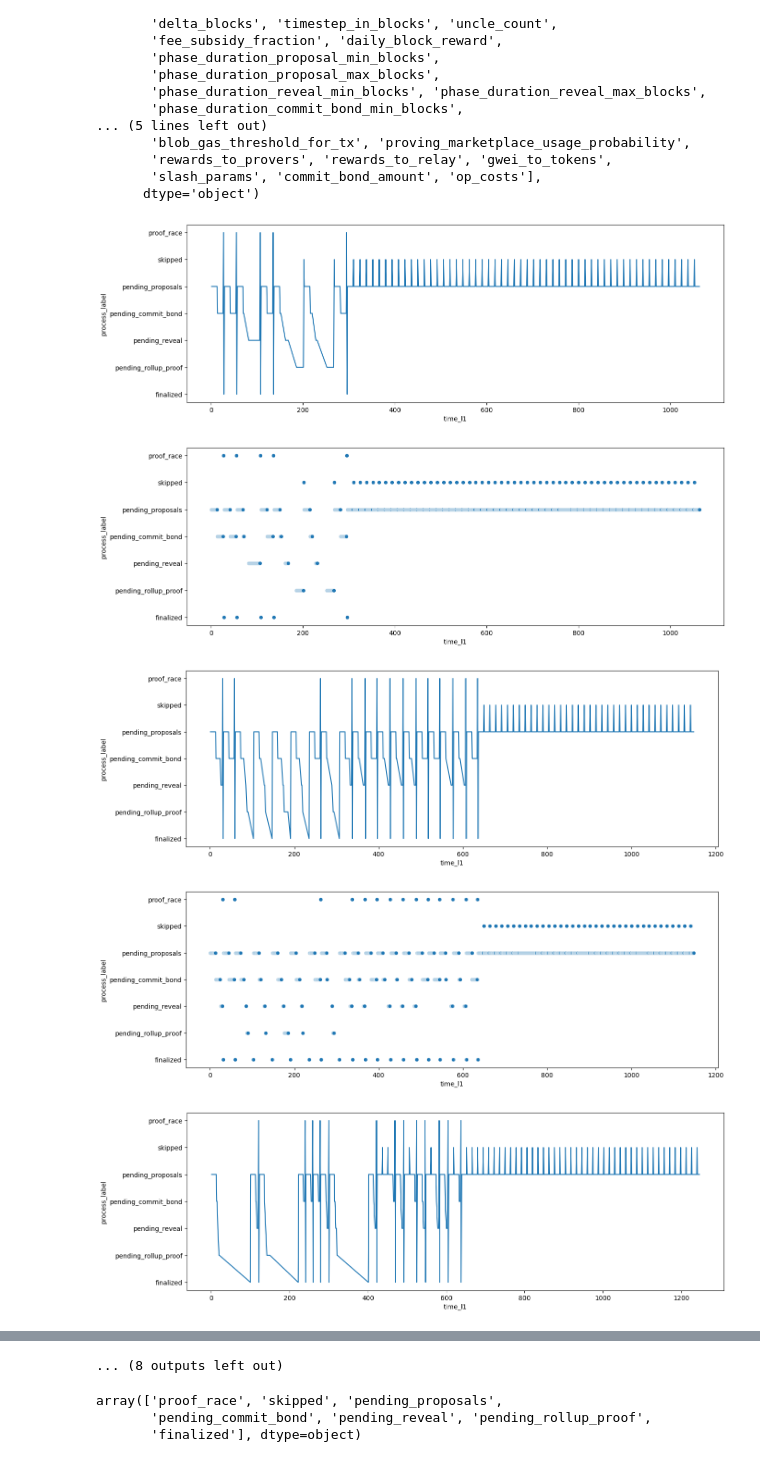
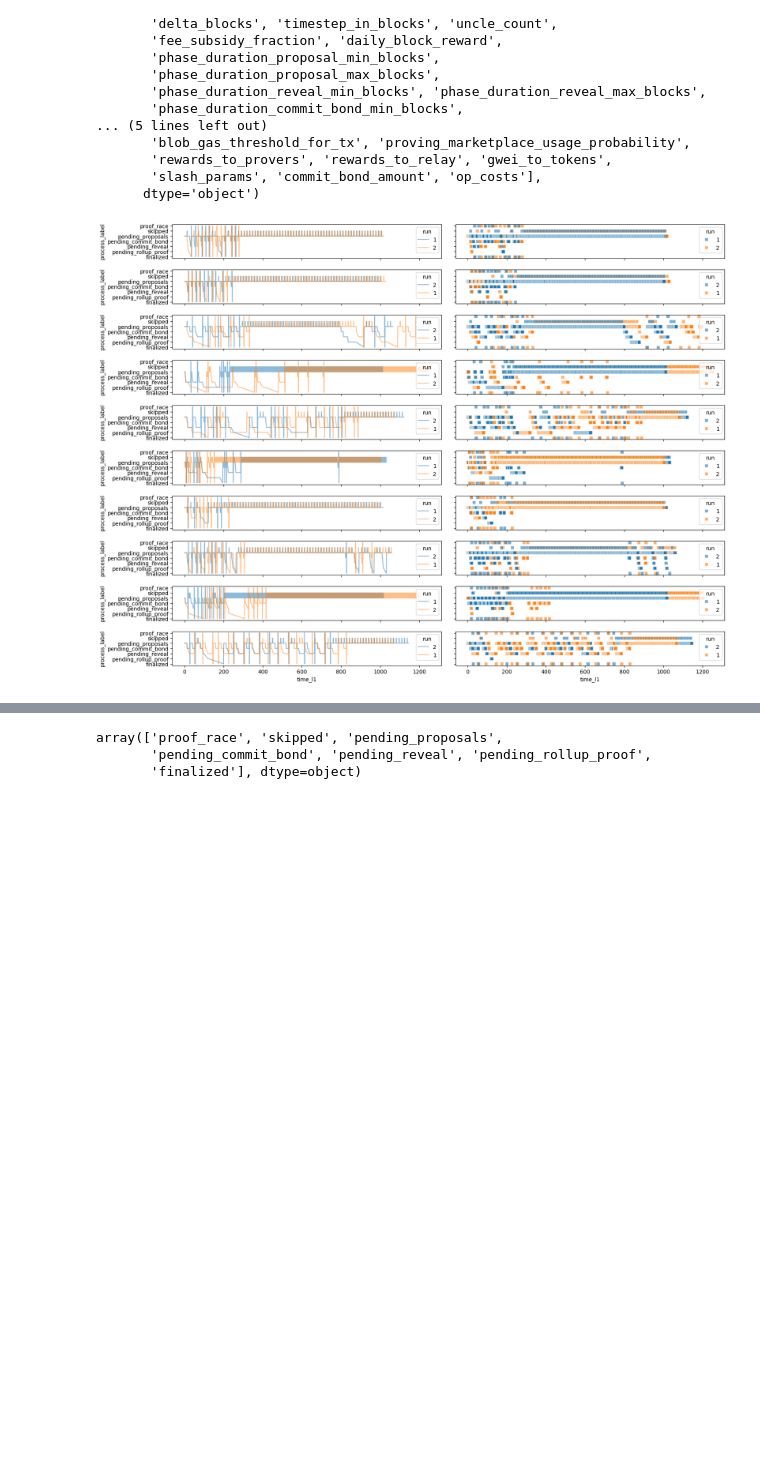
Before and after one commit to BlockScience/aztec-gddt, a Jupyter notebook: notebooks/test_psuu_run.ipynb, the cells around one changed output, grey strips where cells are left out. Saved outputs shown, nothing was run; the diff lists cells and outputs as text; code cells hidden in the pictures; blank space fills up the shorter version.

```diff
--- a/notebooks/test_psuu_run.ipynb
+++ b/notebooks/test_psuu_run.ipynb
@@ -15,7 +15,7 @@ pio.renderers.default = "png"
 import math
 # %%
 N_sw = 10
-N_s = 1
+N_s = 2
 N_t = 1000
 state_measurements = N_sw * N_s * N_t
 measurements_per_second = 8_000
@@ -89,26 +89,33 @@ Index(['subset', 'simulation', 'run', 'timestep', 'time_l1', 'delta_l1_blocks',
        'slash_params', 'commit_bond_amount', 'op_costs'],
       dtype='object')
 # %%
-for i in range(N_sw):
+N_subsets = 10
+
+fig, axes = plt.subplots(nrows=N_subsets, ncols=2, figsize=(15, N_subsets*1.2), sharey=True, sharex=True)
+fig.tight_layout()
+for i in range(N_subsets):
     traj_df = sim_df.query(f"subset == {i}")
 
     fig_df = traj_df.copy()
     fig_df['process_order'] = fig_df.current_process.map(lambda x: x.phase.value if x is not None else None)
     fig_df['process_label'] = fig_df.current_process.map(lambda x: x.phase.name if x is not None else None)
     fig_df = fig_df.sort_values(['process_order', 'timestep'])#.query("time_l1 > 320 & time_l1 < 370")
 
 
-    plt.figure(figsize=(15, 5))
     sns.lineplot(x=fig_df.time_l1,
-                y=fig_df.process_label)
+                y=fig_df.process_label,
+                hue=fig_df.run.astype(str),
+                alpha=0.5,
+                ax=axes[i][0]
+                )
 
-    plt.figure(figsize=(15, 5))
     sns.scatterplot(x=fig_df.time_l1,
-                y=fig_df.process_label)
-    plt.show()
+                y=fig_df.process_label,
+                hue=fig_df.run.astype(str),
+                marker='s',
+                alpha=0.6,
+                ax=axes[i][1])
+
+plt.show()
 # %% [output]
-[figure, old version]
+[figure, new version]
-[figure, removed]
-[figure, removed]
-[figure, removed]
-[figure, removed]
@@ -122,4 +122,3 @@ for i in range(N_sw):
-... (8 outputs left out)
 # %%
 fig_df.process_label.dropna().unique()
 # %% [output]
```
Also changed, not shown: parts of 5 cells of this notebook.
